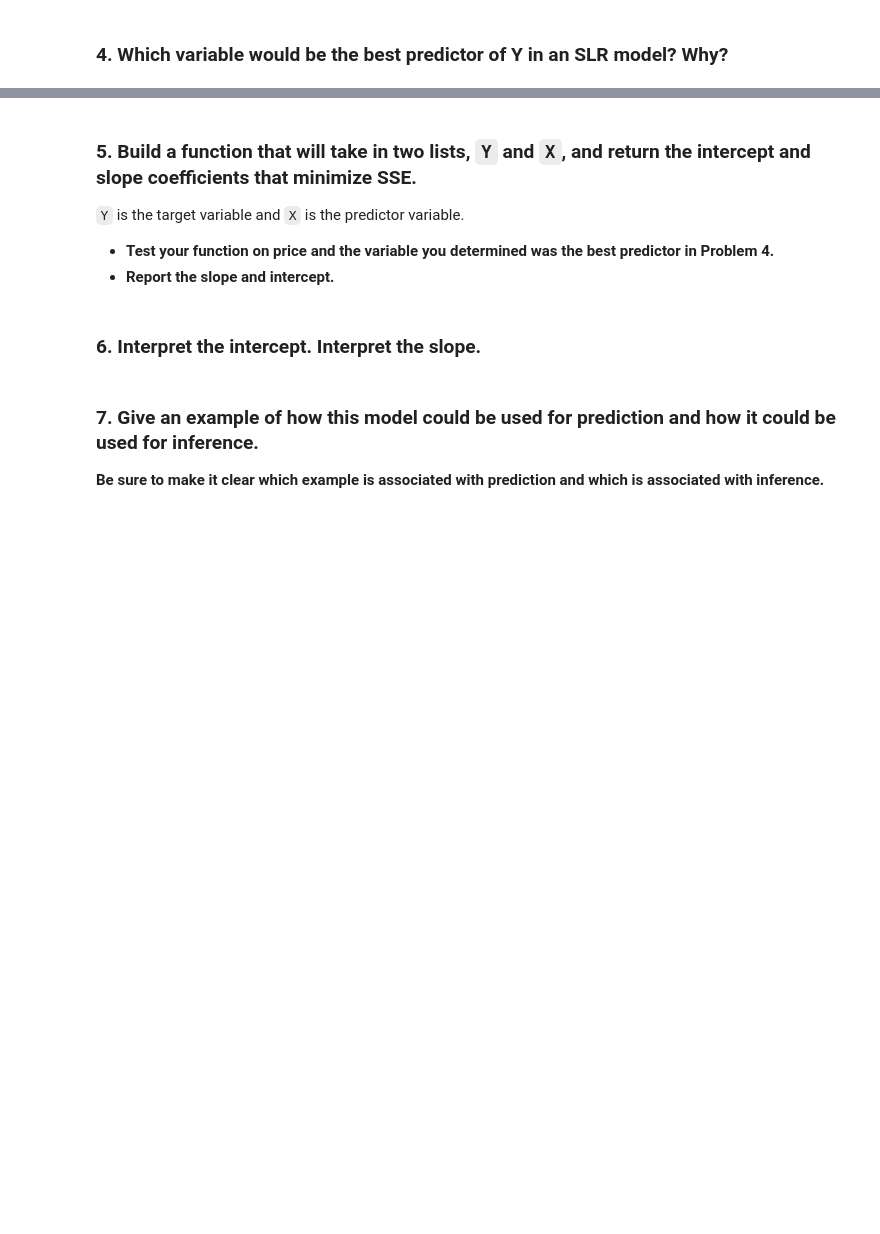
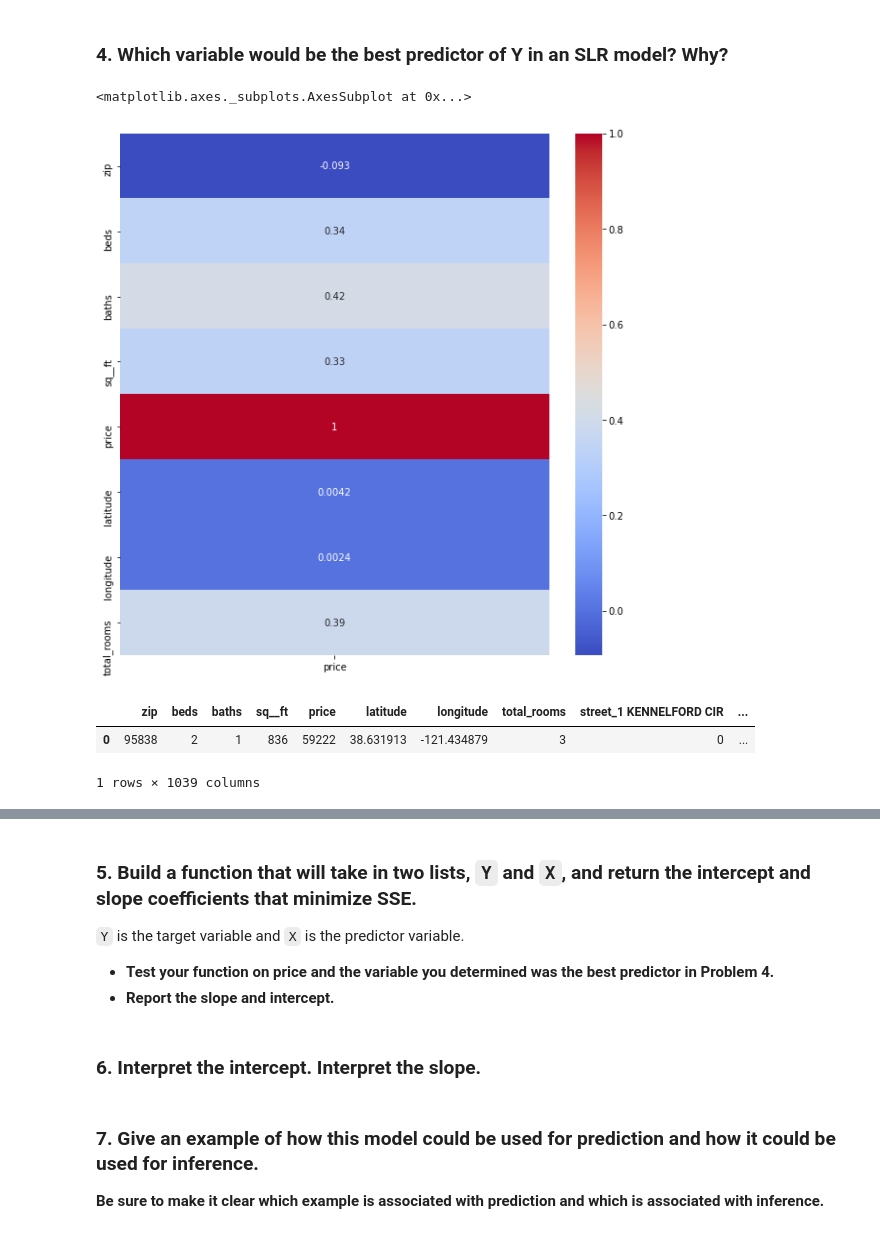
Before and after one commit to viviloaf/general-assembly, a Jupyter notebook: labs/3.01-lab-linear-regression-master/linear-regression-sacramento.ipynb, the cells around one changed output, grey strips where cells are left out. Drawn from its saved outputs; the diff is of its cells as text; code cells hidden in the pictures; blank space fills up the shorter version.

````diff
--- a/labs/3.01-lab-linear-regression-master/linear-regression-sacramento.ipynb
+++ b/labs/3.01-lab-linear-regression-master/linear-regression-sacramento.ipynb
@@ -14,6 +20,7 @@ In this lab you will hone your exploratory data analysis (EDA) skills and practi
 sac_csv = './datasets/sacramento_real_estate_transactions.csv'
 # %%
 # A:
+df = pd.read_csv(sac_csv)
 # %% [markdown]
 ### 2. Conduct exploratory data analysis on this data set.
 
@@ -24,0 +144,4 @@ sac_csv = './datasets/sacramento_real_estate_transactions.csv'
+# %%
+df.loc[703, 'sq__ft'] = df.loc[703, 'sq__ft'] * -1
+# %%
+df.loc[703, 'price'] =  df.loc[703, 'price'] * -1
@@ -35,3 +208,5 @@ When you've finished cleaning or have made a good deal of progress cleaning, it'
 ```python
 shd.to_csv('./datasets/sacramento_real_estate_transactions_Clean.csv')
 ```
+# %%
+df['total_rooms'] = df['beds'] + df['baths']
@@ -41,0 +261,6 @@ shd.to_csv('./datasets/sacramento_real_estate_transactions_Clean.csv')
+# %%
+plt.figure(figsize=(10,10))
+sns.heatmap(df.corr()[['price']], annot=True, cmap='coolwarm')
+# %% [output]
+<matplotlib.axes._subplots.AxesSubplot at 0x...>
+[figure, added]
@@ -41,0 +278,6 @@ shd.to_csv('./datasets/sacramento_real_estate_transactions_Clean.csv')
+# %%
+dummy_df.head(1)
+# %% [output]
+|  | zip | beds | baths | sq__ft | price | latitude | longitude | total_rooms | street_1 KENNELFORD CIR | ... |
+| 0 | 95838 | 2 | 1 | 836 | 59222 | 38.631913 | -121.434879 | 3 | 0 | ... |
+1 rows × 1039 columns
````
Also changed, not shown: parts of 32 cells of this notebook.
